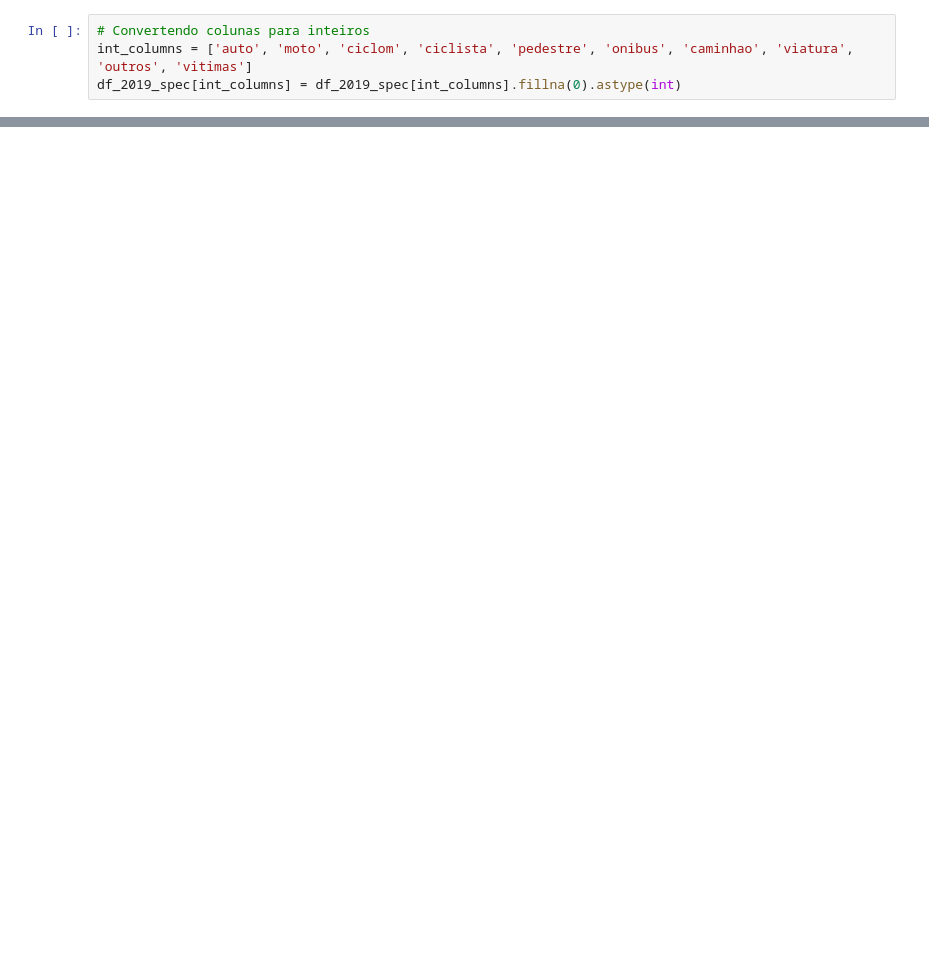
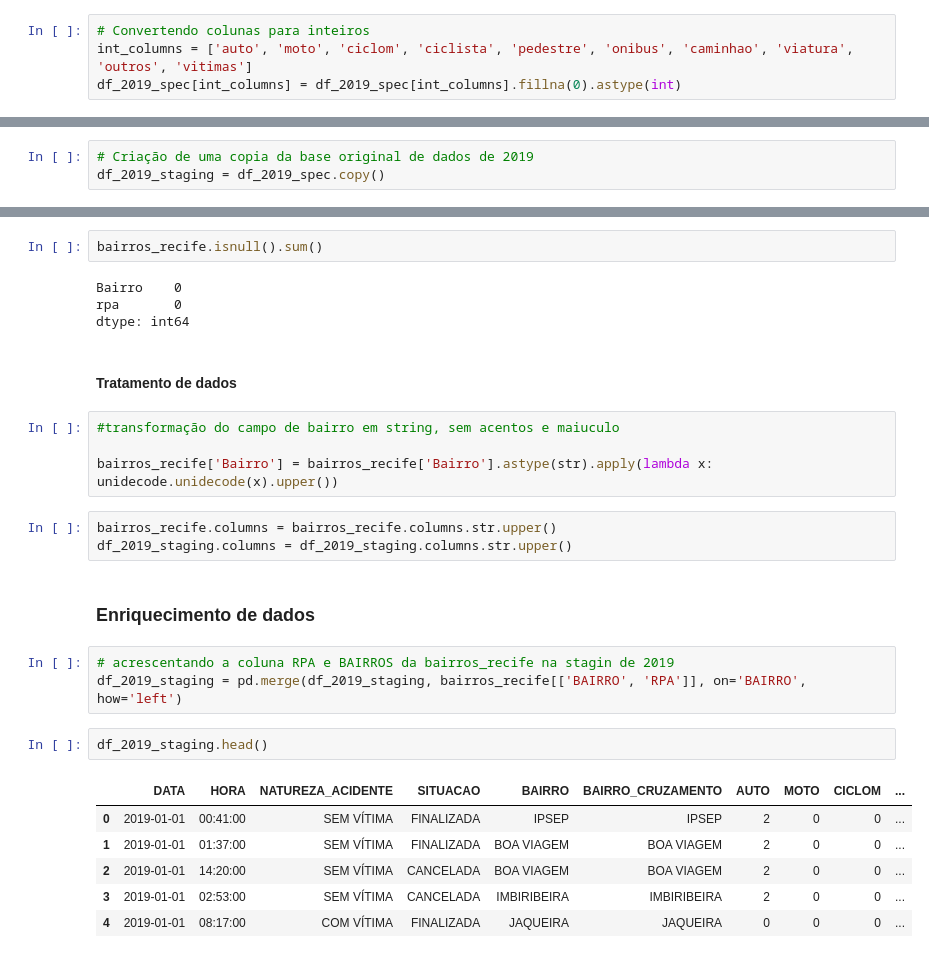
Before and after one commit to breendawelly/pos-engenharia-dados, a Jupyter notebook: 3.Source/etl_process.ipynb, the cells around one changed output, grey strips where cells are left out. Drawn from its saved outputs; the diff is of its cells as text; blank space fills up the shorter version.

```diff
--- a/3.Source/etl_process.ipynb
+++ b/3.Source/etl_process.ipynb
@@ -82,0 +124,3 @@ df_2019_spec[int_columns] = df_2019_spec[int_columns].fillna(0).astype(int)
+# %%
+# Criação de uma copia da base original de dados de 2019
+df_2019_staging = df_2019_spec.copy()
@@ -82,0 +165,29 @@ df_2019_spec[int_columns] = df_2019_spec[int_columns].fillna(0).astype(int)
+# %%
+bairros_recife.isnull().sum()
+# %% [output]
+Bairro    0
+rpa       0
+dtype: int64
+# %% [markdown]
+#### Tratamento de dados
+# %%
+#transformação do campo de bairro em string, sem acentos e maiuculo
+
+bairros_recife['Bairro'] = bairros_recife['Bairro'].astype(str).apply(lambda x: unidecode.unidecode(x).upper())
+# %%
+bairros_recife.columns = bairros_recife.columns.str.upper()
+df_2019_staging.columns = df_2019_staging.columns.str.upper()
+# %% [markdown]
+### Enriquecimento de dados
+# %%
+# acrescentando a coluna RPA e BAIRROS da bairros_recife na stagin de 2019
+df_2019_staging = pd.merge(df_2019_staging, bairros_recife[['BAIRRO', 'RPA']], on='BAIRRO', how='left')
+# %%
+df_2019_staging.head()
+# %% [output]
+|  | DATA | HORA | NATUREZA_ACIDENTE | SITUACAO | BAIRRO | BAIRRO_CRUZAMENTO | AUTO | MOTO | CICLOM | ... |
+| 0 | 2019-01-01 | 00:41:00 | SEM VÍTIMA | FINALIZADA | IPSEP | IPSEP | 2 | 0 | 0 | ... |
+| 1 | 2019-01-01 | 01:37:00 | SEM VÍTIMA | FINALIZADA | BOA VIAGEM | BOA VIAGEM | 2 | 0 | 0 | ... |
+| 2 | 2019-01-01 | 14:20:00 | SEM VÍTIMA | CANCELADA | BOA VIAGEM | BOA VIAGEM | 2 | 0 | 0 | ... |
+| 3 | 2019-01-01 | 02:53:00 | SEM VÍTIMA | CANCELADA | IMBIRIBEIRA | IMBIRIBEIRA | 2 | 0 | 0 | ... |
+| 4 | 2019-01-01 | 08:17:00 | COM VÍTIMA | FINALIZADA | JAQUEIRA | JAQUEIRA | 0 | 0 | 0 | ... |
```
Also changed, not shown: parts of 29 cells of this notebook, 1 other file.
